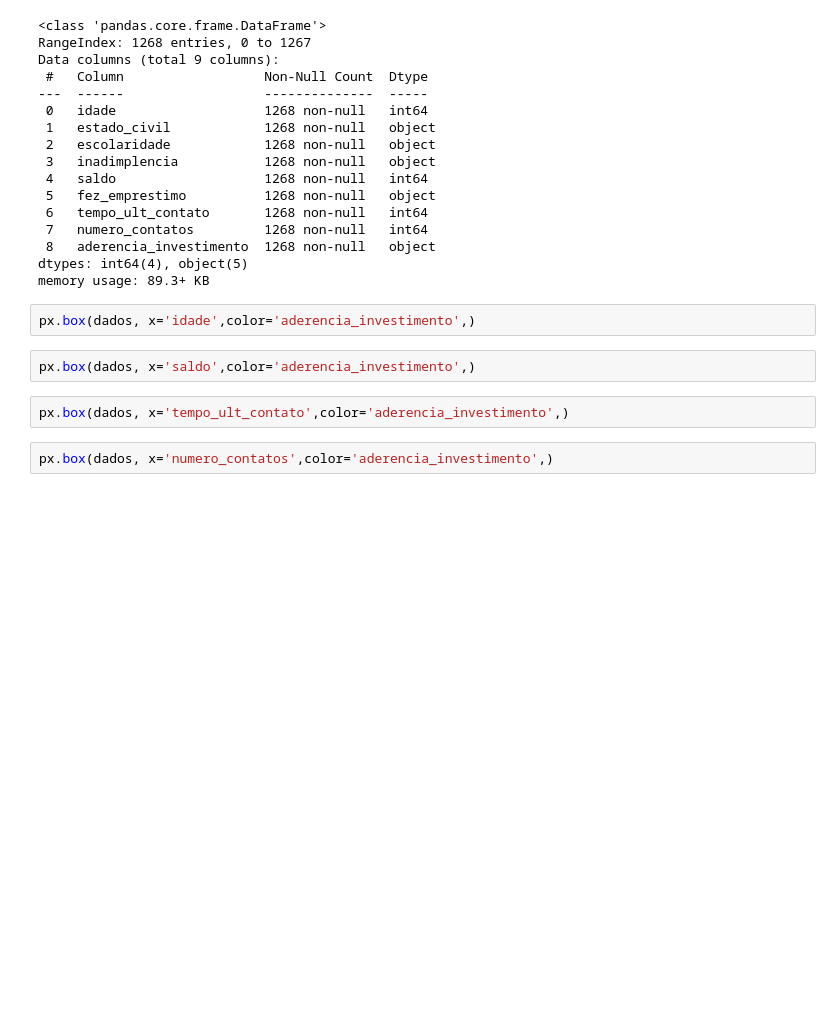
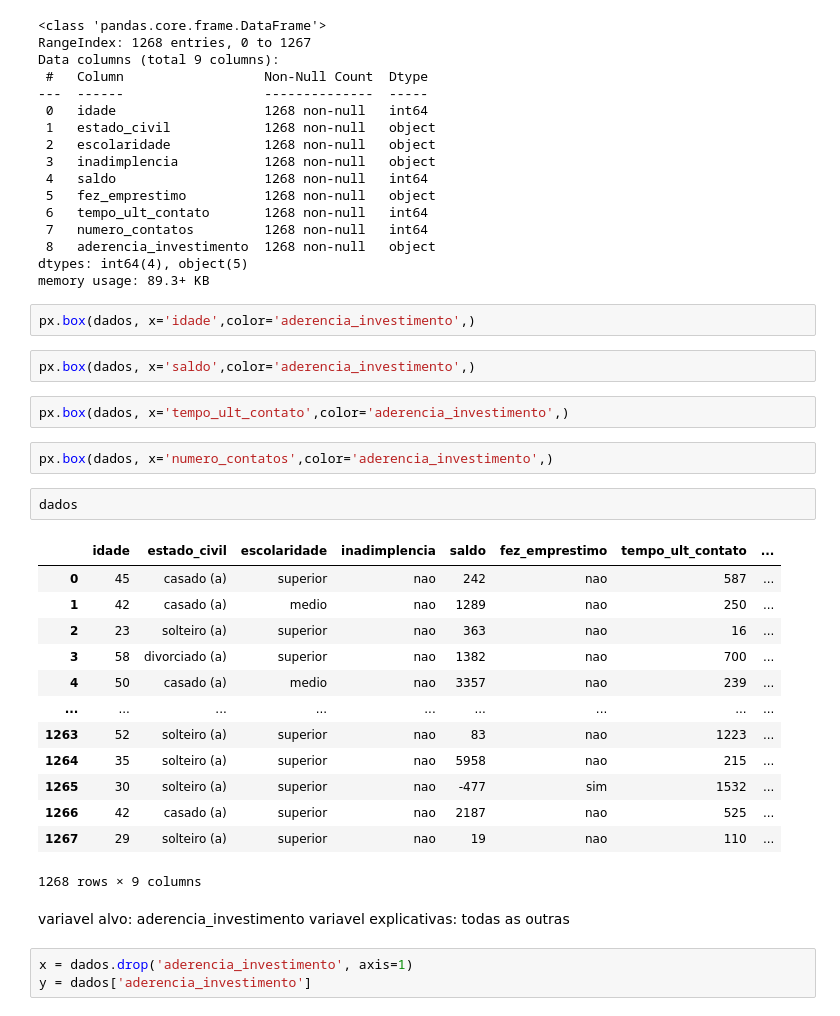
Before and after one commit to alexnascimento1980/Classificacao-de-dados-com-Machine-Learning, a Jupyter notebook: projeto inicial-classificacao_ Primeiros passos.ipynb, the cells around one changed output. Drawn from its saved outputs; the diff is of its cells as text; blank space fills up the shorter version.

```diff
--- a/projeto inicial-classificacao_ Primeiros passos.ipynb
+++ b/projeto inicial-classificacao_ Primeiros passos.ipynb
@@ -85,3 +85,25 @@ px.box(dados, x='saldo',color='aderencia_investimento',)
 px.box(dados, x='tempo_ult_contato',color='aderencia_investimento',)
 # %%
 px.box(dados, x='numero_contatos',color='aderencia_investimento',)
+# %%
+dados
+# %% [output]
+|  | idade | estado_civil | escolaridade | inadimplencia | saldo | fez_emprestimo | tempo_ult_contato | ... |
+| 0 | 45 | casado (a) | superior | nao | 242 | nao | 587 | ... |
+| 1 | 42 | casado (a) | medio | nao | 1289 | nao | 250 | ... |
+| 2 | 23 | solteiro (a) | superior | nao | 363 | nao | 16 | ... |
+| 3 | 58 | divorciado (a) | superior | nao | 1382 | nao | 700 | ... |
+| 4 | 50 | casado (a) | medio | nao | 3357 | nao | 239 | ... |
+| ... | ... | ... | ... | ... | ... | ... | ... | ... |
+| 1263 | 52 | solteiro (a) | superior | nao | 83 | nao | 1223 | ... |
+| 1264 | 35 | solteiro (a) | superior | nao | 5958 | nao | 215 | ... |
+| 1265 | 30 | solteiro (a) | superior | nao | -477 | sim | 1532 | ... |
+| 1266 | 42 | casado (a) | superior | nao | 2187 | nao | 525 | ... |
+| 1267 | 29 | solteiro (a) | superior | nao | 19 | nao | 110 | ... |
+1268 rows × 9 columns
+# %% [markdown]
+variavel alvo: aderencia_investimento
+variavel explicativas: todas as outras
+# %%
+x = dados.drop('aderencia_investimento', axis=1)
+y = dados['aderencia_investimento']
```
Also changed, not shown: parts of 13 cells of this notebook, 2 other files.
